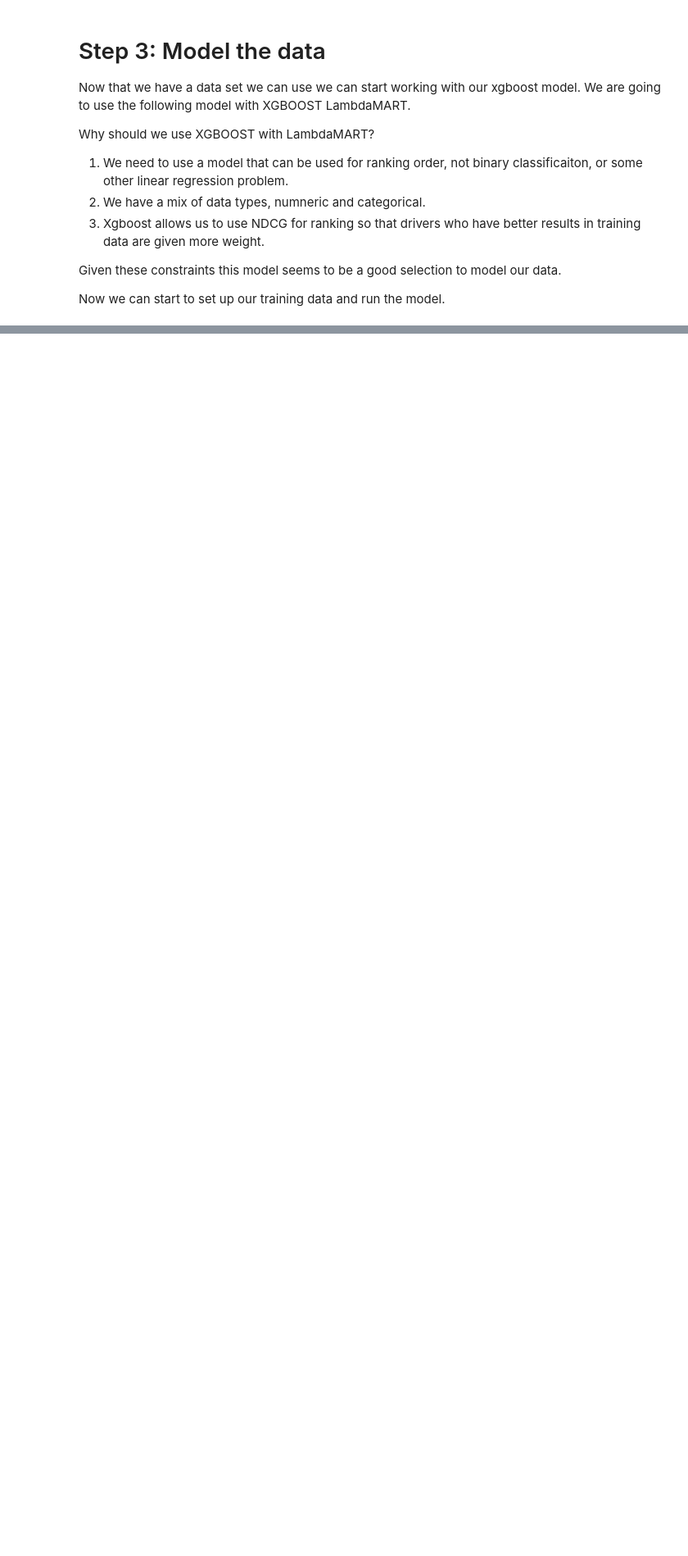
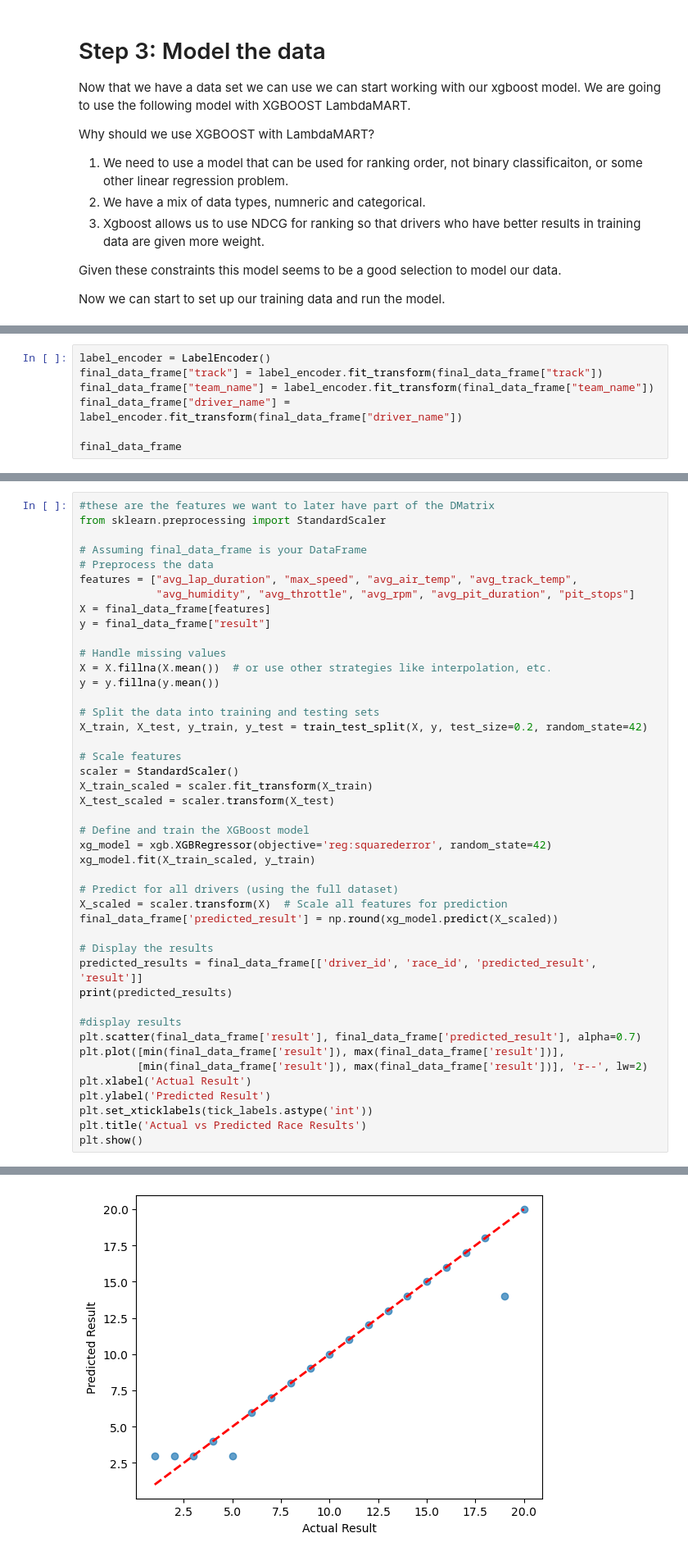
Before and after one commit to elcid14/f1-machine-learning-project, a Jupyter notebook: f1-prediction-project.ipynb, the cells around one changed output, grey strips where cells are left out. Shown at 82% size. Drawn from its saved outputs; the diff is of its cells as text; blank space fills up the shorter version.

Commit message:
finished inital model run using linear xgboost

```diff
--- a/f1-prediction-project.ipynb
+++ b/f1-prediction-project.ipynb
@@ -329,0 +342,7 @@ Now we can start to set up our training data and run the model.
+# %%
+label_encoder = LabelEncoder()
+final_data_frame["track"] = label_encoder.fit_transform(final_data_frame["track"])
+final_data_frame["team_name"] = label_encoder.fit_transform(final_data_frame["team_name"])
+final_data_frame["driver_name"] = label_encoder.fit_transform(final_data_frame["driver_name"])
+
+final_data_frame
@@ -329,0 +369,45 @@ Now we can start to set up our training data and run the model.
+# %%
+#these are the features we want to later have part of the DMatrix
+from sklearn.preprocessing import StandardScaler
+
+# Assuming final_data_frame is your DataFrame
+# Preprocess the data
+features = ["avg_lap_duration", "max_speed", "avg_air_temp", "avg_track_temp",
+            "avg_humidity", "avg_throttle", "avg_rpm", "avg_pit_duration", "pit_stops"]
+X = final_data_frame[features]
+y = final_data_frame["result"]
+
+# Handle missing values
+X = X.fillna(X.mean())  # or use other strategies like interpolation, etc.
+y = y.fillna(y.mean())
+
+# Split the data into training and testing sets
+X_train, X_test, y_train, y_test = train_test_split(X, y, test_size=0.2, random_state=42)
+
+# Scale features
+scaler = StandardScaler()
+X_train_scaled = scaler.fit_transform(X_train)
+X_test_scaled = scaler.transform(X_test)
+
+# Define and train the XGBoost model
+xg_model = xgb.XGBRegressor(objective='reg:squarederror', random_state=42)
+xg_model.fit(X_train_scaled, y_train)
+
+# Predict for all drivers (using the full dataset)
+X_scaled = scaler.transform(X)  # Scale all features for prediction
+final_data_frame['predicted_result'] = np.round(xg_model.predict(X_scaled))
+
+# Display the results
+predicted_results = final_data_frame[['driver_id', 'race_id', 'predicted_result', 'result']]
+print(predicted_results)
+
+#display results
+plt.scatter(final_data_frame['result'], final_data_frame['predicted_result'], alpha=0.7)
+plt.plot([min(final_data_frame['result']), max(final_data_frame['result'])],
+         [min(final_data_frame['result']), max(final_data_frame['result'])], 'r--', lw=2)
+plt.xlabel('Actual Result')
+plt.ylabel('Predicted Result')
+plt.set_xticklabels(tick_labels.astype('int'))
+plt.title('Actual vs Predicted Race Results')
+plt.show()
+# %% [output]
@@ -329,0 +432 @@ Now we can start to set up our training data and run the model.
+[figure, added]
```
Also changed, not shown: parts of 8 cells of this notebook.
